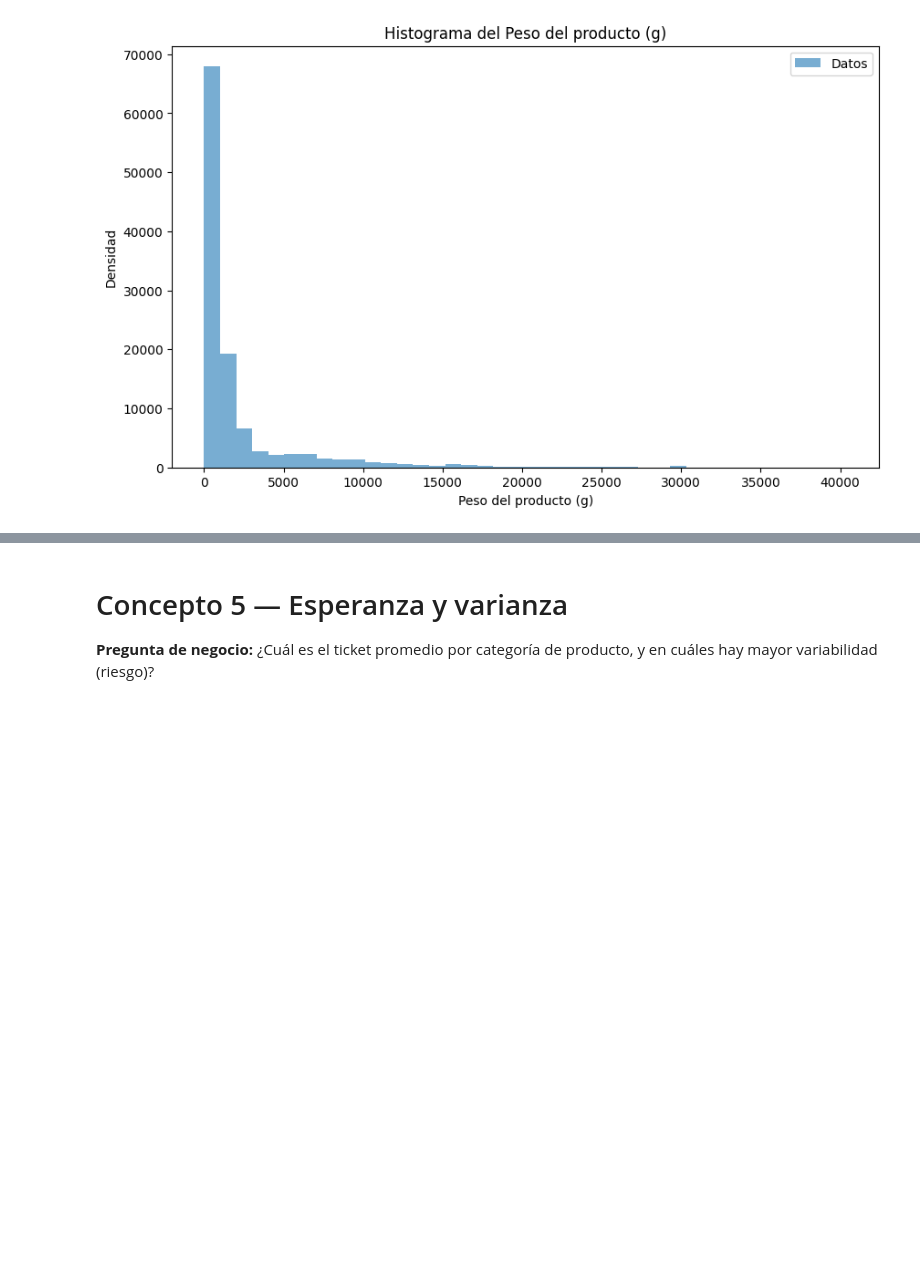
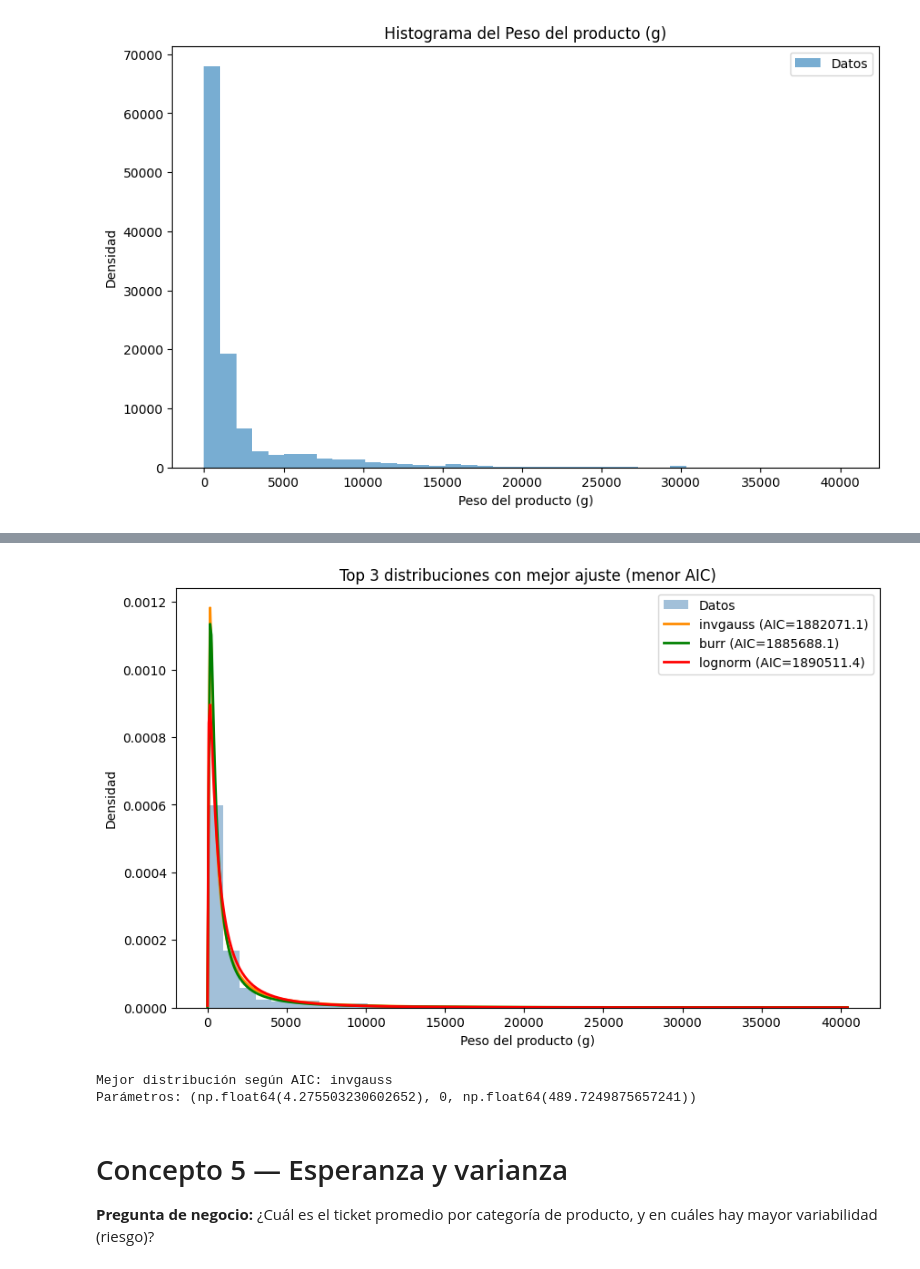
Before and after one commit to Walnut235/olist-probabilistic-analysis, a Jupyter notebook: notebooks/01_analisis_olist.ipynb, the cells around one changed output, grey strips where cells are left out. Drawn from its saved outputs; the diff is of its cells as text; code cells hidden in the pictures; blank space fills up the shorter version.

```diff
--- a/notebooks/01_analisis_olist.ipynb
+++ b/notebooks/01_analisis_olist.ipynb
@@ -908,3 +1019,30 @@ plt.show()
+# %%
+plt.figure(figsize=(10, 6))
+
+plt.hist(x, bins=40, density=True, alpha=0.5, label="Datos", color="steelblue")
+
+x_grid = np.linspace(x.min(), x.max(), 500)
+top3 = tabla_ajuste.head(3)
+
+colores = ["darkorange", "green", "red"]
+for (_, fila), color in zip(top3.iterrows(), colores):
+    dist = getattr(stats, fila["distribucion"])
+    plt.plot(x_grid, dist.pdf(x_grid, *fila["params"]),
+              label=f"{fila['distribucion']} (AIC={fila['AIC']:.1f})",
+              linewidth=2, color=color)
+
+plt.xlabel("Peso del producto (g)")
+plt.ylabel("Densidad")
+plt.title("Top 3 distribuciones con mejor ajuste (menor AIC)")
+plt.legend()
+plt.show()
+
+print(f"\nMejor distribución según AIC: {tabla_ajuste.iloc[0]['distribucion']}")
+print(f"Parámetros: {tabla_ajuste.iloc[0]['params']}")
+# %% [output]
+[figure, added]
+Mejor distribución según AIC: invgauss
+Parámetros: (np.float64(4.275503230602652), 0, np.float64(489.7249875657241))
 # %% [markdown]
 # Concepto 5 — Esperanza y varianza
 
```
Also changed, not shown: parts of 38 cells of this notebook.
